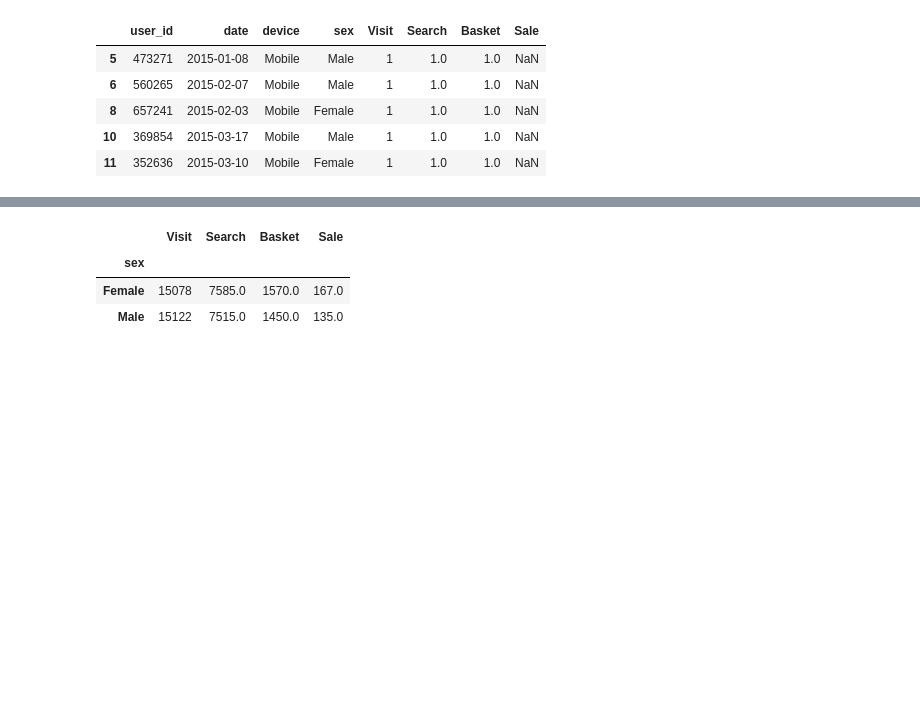
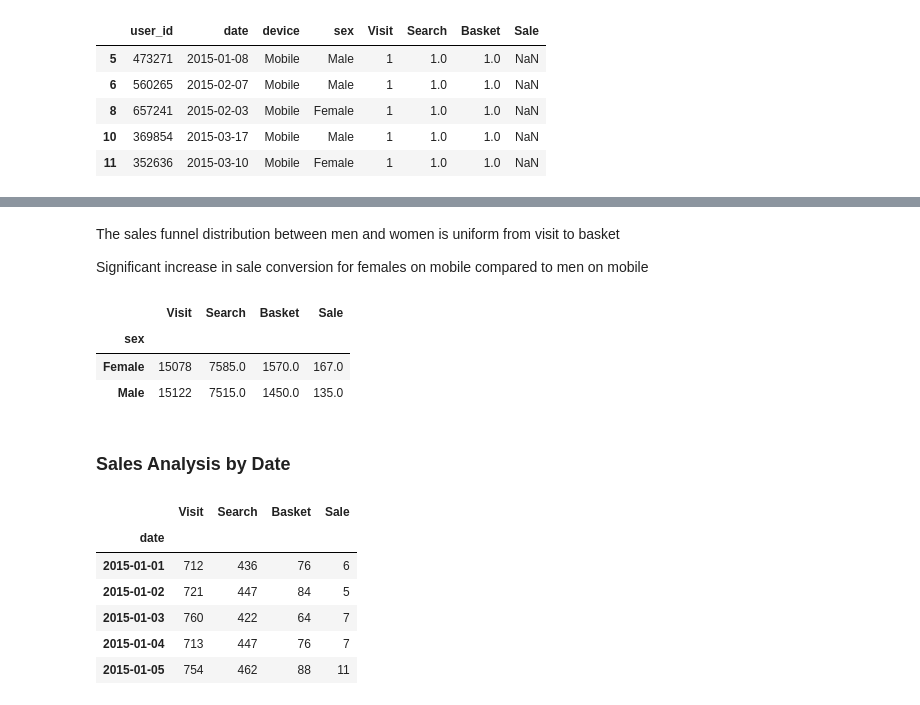
Before and after one commit to rylewww/Sales-Funnel-Analysis, a Jupyter notebook: Assessment-RL.ipynb, the cells around one changed output, grey strips where cells are left out. Drawn from its saved outputs; the diff is of its cells as text; code cells hidden in the pictures; blank space fills up the shorter version.

```diff
--- a/Assessment-RL.ipynb
+++ b/Assessment-RL.ipynb
@@ -359,3 +366,7 @@ df.groupby(['device','sex']).sum()
+# %% [markdown]
+The sales funnel distribution between men and women is uniform from visit to basket
+
+Significant increase in sale conversion for females on mobile compared to men on mobile
 # %%
 mobile.groupby(['sex']).sum()
 # %% [output]
@@ -363,3 +374,5 @@ mobile.groupby(['sex']).sum()
 | sex |  |  |  |  |
 | Female | 15078 | 7585.0 | 1570.0 | 167.0 |
 | Male | 15122 | 7515.0 | 1450.0 | 135.0 |
+# %% [markdown]
+### Sales Analysis by Date
@@ -365,0 +381,10 @@ mobile.groupby(['sex']).sum()
+# %%
+date_activity.head()
+# %% [output]
+|  | Visit | Search | Basket | Sale |
+| date |  |  |  |  |
+| 2015-01-01 | 712 | 436 | 76 | 6 |
+| 2015-01-02 | 721 | 447 | 84 | 5 |
+| 2015-01-03 | 760 | 422 | 64 | 7 |
+| 2015-01-04 | 713 | 447 | 76 | 7 |
+| 2015-01-05 | 754 | 462 | 88 | 11 |
```
Also changed, not shown: parts of 26 cells of this notebook, 4 other files.
